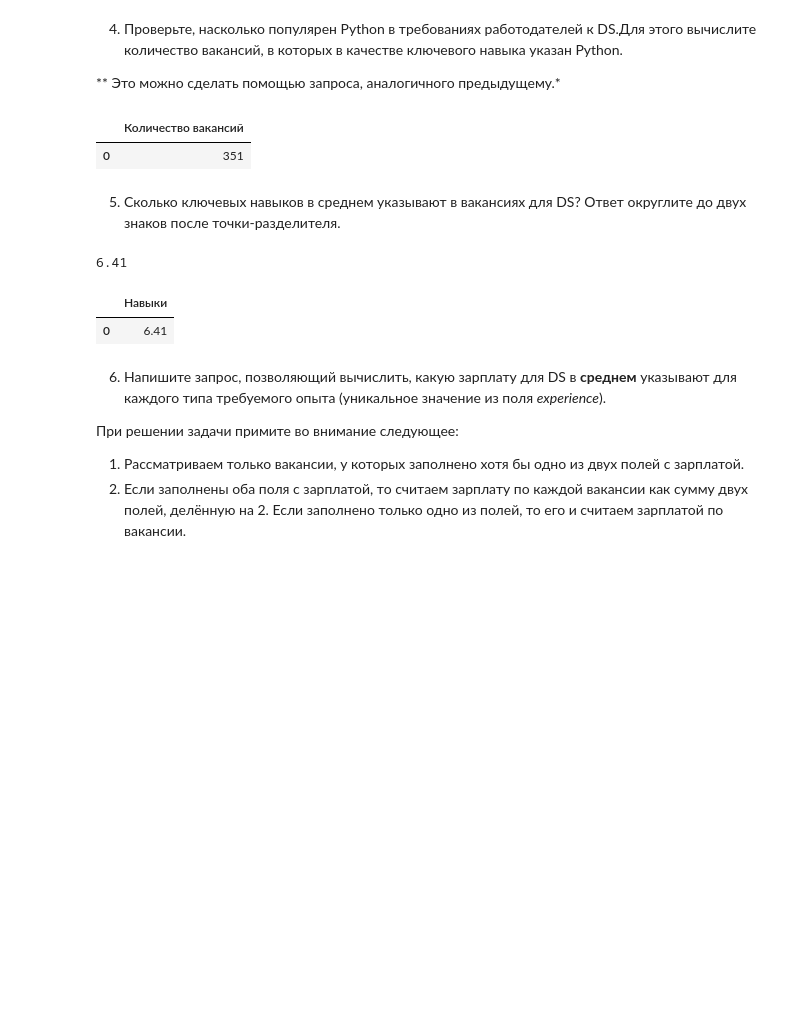
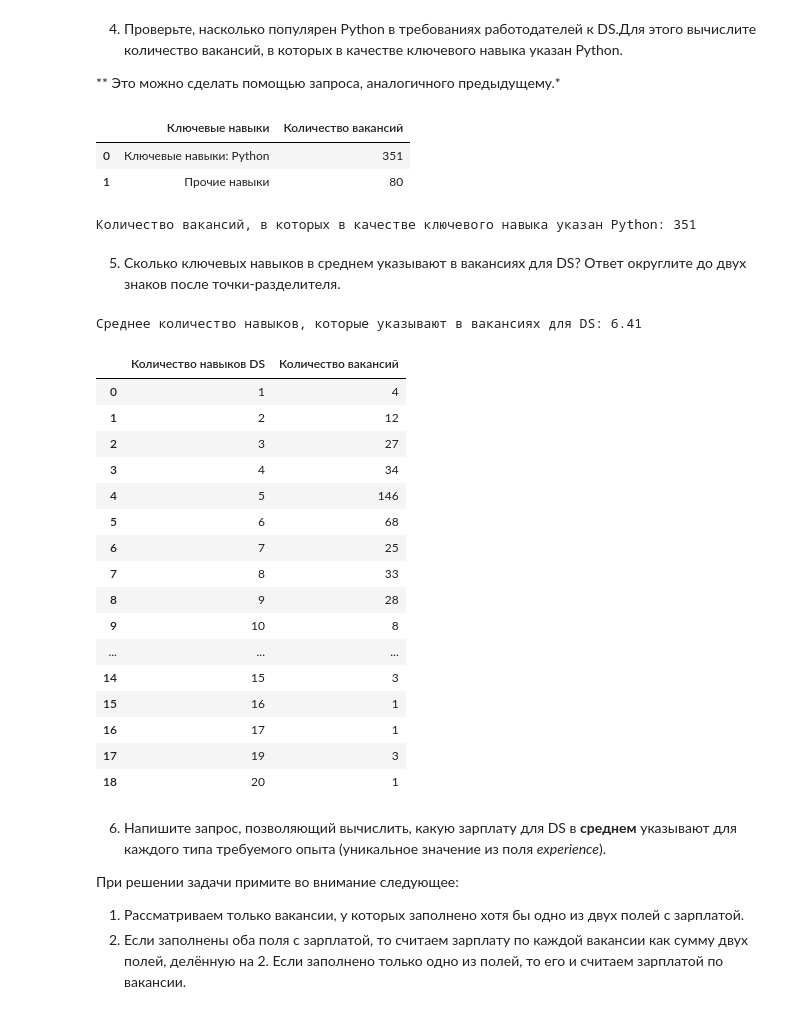
Before and after one commit to DenisBaburin/ds_school_148, a Jupyter notebook: DS_school/PROJECT-2_Анализ вакансий из HeadHunter/Project_2_Ноутбук_шаблон.ipynb, the cells around one changed output. Cells and saved outputs as stored; diff of their text form; code cells hidden in the pictures; blank space fills up the shorter version.

```diff
--- a/DS_school/PROJECT-2_Анализ вакансий из HeadHunter/Project_2_Ноутбук_шаблон.ipynb
+++ b/DS_school/PROJECT-2_Анализ вакансий из HeadHunter/Project_2_Ноутбук_шаблон.ipynb
@@ -289,13 +279,15 @@ salary_data = vacan_salaries['Количество вакансий'].to_list()
 salary_labels = vacan_salaries['Указана ли ЗП?'].to_list()
 
 # Создание subplot
-fig, axes = plt.subplots(nrows=2, ncols=2, figsize=(15, 11))
+plt.style.use('seaborn')
+fig, axes = plt.subplots(nrows=2, ncols=2, figsize=(15, 12))
 plt.subplots_adjust(hspace=0.5)
+plt.suptitle('Детальный анализ вакансий\n', fontsize=14, fontweight='bold')
 
 # Bar chart для Типа занятости
 ax1 = axes[0, 0]
 ax1.bar(employment_data_x, employment_data_y)
-ax1.set_title("Количество вакансий по типу занятости")
+ax1.set_title("Количество вакансий по типу занятости", fontweight='bold')
 ax1.set_ylabel("Количество вакансий")
 ax1.tick_params(axis='x', rotation=90)
 for i, v in enumerate(employment_data_y):
@@ -305,7 +297,7 @@ for i, v in enumerate(employment_data_y):
 # Bar chart для Регионов
 ax2 = axes[0, 1]
 ax2.bar(region_data, vacan_qty)
-ax2.set_title("Количество вакансий в регионах")
+ax2.set_title("Количество вакансий в регионах ТОП - 20", fontweight='bold')
 ax2.set_ylabel("Количество вакансий")
 ax2.tick_params(axis='x', rotation=90)
 for i, v in enumerate(vacan_qty):
@@ -314,12 +306,14 @@ for i, v in enumerate(vacan_qty):
 # Pie chart для Требуемого опыта работы
 ax3 = axes[1, 0]
 ax3.pie(experience_data, labels=experience_labels, autopct='%1.1f%%')
-ax3.set_title("Требуемый опыт работы")
+ax3.set_title("Требуемый опыт работы", fontweight='bold')
 
 # Pie chart для Указания ЗП
 ax4 = axes[1, 1]
 ax4.pie(salary_data, labels=salary_labels, autopct='%1.1f%%')
-ax4.set_title("Указана ли ЗП?")
+ax4.set_title("Указана ли ЗП?", fontweight='bold')
+ax4.text(0.2, - 1.5,  f'Нижняя граница средней ЗП:\n{avg_salaries.loc[0][0]} р.', style='oblique', fontweight='bold')
+ax4.text( - 2, - 1.5,  f'Верхняя граница средней ЗП:\n{avg_salaries.loc[0][1]} р.', style='oblique', fontweight='bold')
 
 # Отобразить графики
 plt.tight_layout()
@@ -736,10 +877,15 @@ query_6_4 = f'''select
 # %%
 # результат запроса
 ds_vacancies_count_python = pd.read_sql_query(query_6_4, connection)
-ds_vacancies_count_python
+display(ds_vacancies_count_python)
+answer = ds_vacancies_count_python['Количество вакансий'][0]
+print('')
+print(f'Количество вакансий, в которых в качестве ключевого навыка указан Python: {answer}')
 # %% [output]
-|  | Количество вакансий |
-| 0 | 351 |
+|  | Ключевые навыки | Количество вакансий |
+| 0 | Ключевые навыки: Python | 351 |
+| 1 | Прочие навыки | 80 |
+Количество вакансий, в которых в качестве ключевого навыка указан Python: 351
 # %% [markdown]
 5. Сколько ключевых навыков в среднем указывают в вакансиях для DS?
 Ответ округлите до двух знаков после точки-разделителя.
@@ -759,12 +892,3 @@ query_6_5 = f'''select
-# %%
-# результат запроса
-ds_vacancies = pd.read_sql_query(query_6_5, connection)
-ds_vacancies['key_skills'] = ds_vacancies['key_skills'].astype('str')
-ds_vacancies['key_skills_count'] = ds_vacancies['key_skills'].apply(lambda x: len(x.replace(' ', '').split()))
-ds_vacancies[['key_skills', 'key_skills_count']]
-ds_vacancies['key_skills_count'].mean().round(2)
-# %% [output]
-6.41
 # %%
 # текст запроса
 ds_vacan_list = ['%data scientist%', '%data science%', '%исследователь данных%', '%machine learning%', '%машинн%обучен%']
@@ -778,12 +902,45 @@ query_6_5 = f'''select
                 and
                     v.key_skills is not null
 '''
+
+query_6_5_1 = f'''select
+                    (length(v.key_skills) - length(replace(v.key_skills, chr(9), '')) + 1) "Количество навыков DS",
+                    count(*) "Количество вакансий"
+                from
+                    public.vacancies v
+                where
+                    ((v.name ilike any (array{ds_vacan_list}) or v.name like '%ML%') and v.name not ilike '%HTML%')
+                and
+                    v.key_skills is not null
+                group by
+                    1
+'''
 # %%
 ds_avg_skills = pd.read_sql_query(query_6_5, connection)
-ds_avg_skills
+answer = ds_avg_skills['Навыки'][0]
+print(f'Среднее количество навыков, которые указывают в вакансиях для DS: {answer}')
+
+ds_vac_skills_qty = pd.read_sql_query(query_6_5_1, connection)
+display(ds_vac_skills_qty)
 # %% [output]
+Среднее количество навыков, которые указывают в вакансиях для DS: 6.41
-|  | Навыки |
-| 0 | 6.41 |
+|  | Количество навыков DS | Количество вакансий |
+| 0 | 1 | 4 |
+| 1 | 2 | 12 |
+| 2 | 3 | 27 |
+| 3 | 4 | 34 |
+| 4 | 5 | 146 |
+| 5 | 6 | 68 |
+| 6 | 7 | 25 |
+| 7 | 8 | 33 |
+| 8 | 9 | 28 |
+| 9 | 10 | 8 |
+| ... | ... | ... |
+| 14 | 15 | 3 |
+| 15 | 16 | 1 |
+| 16 | 17 | 1 |
+| 17 | 19 | 3 |
+| 18 | 20 | 1 |
 # %% [markdown]
 6. Напишите запрос, позволяющий вычислить, какую зарплату для DS в **среднем** указывают для каждого типа требуемого опыта (уникальное значение из поля *experience*).
 
```
Also changed, not shown: parts of 17 cells of this notebook.
